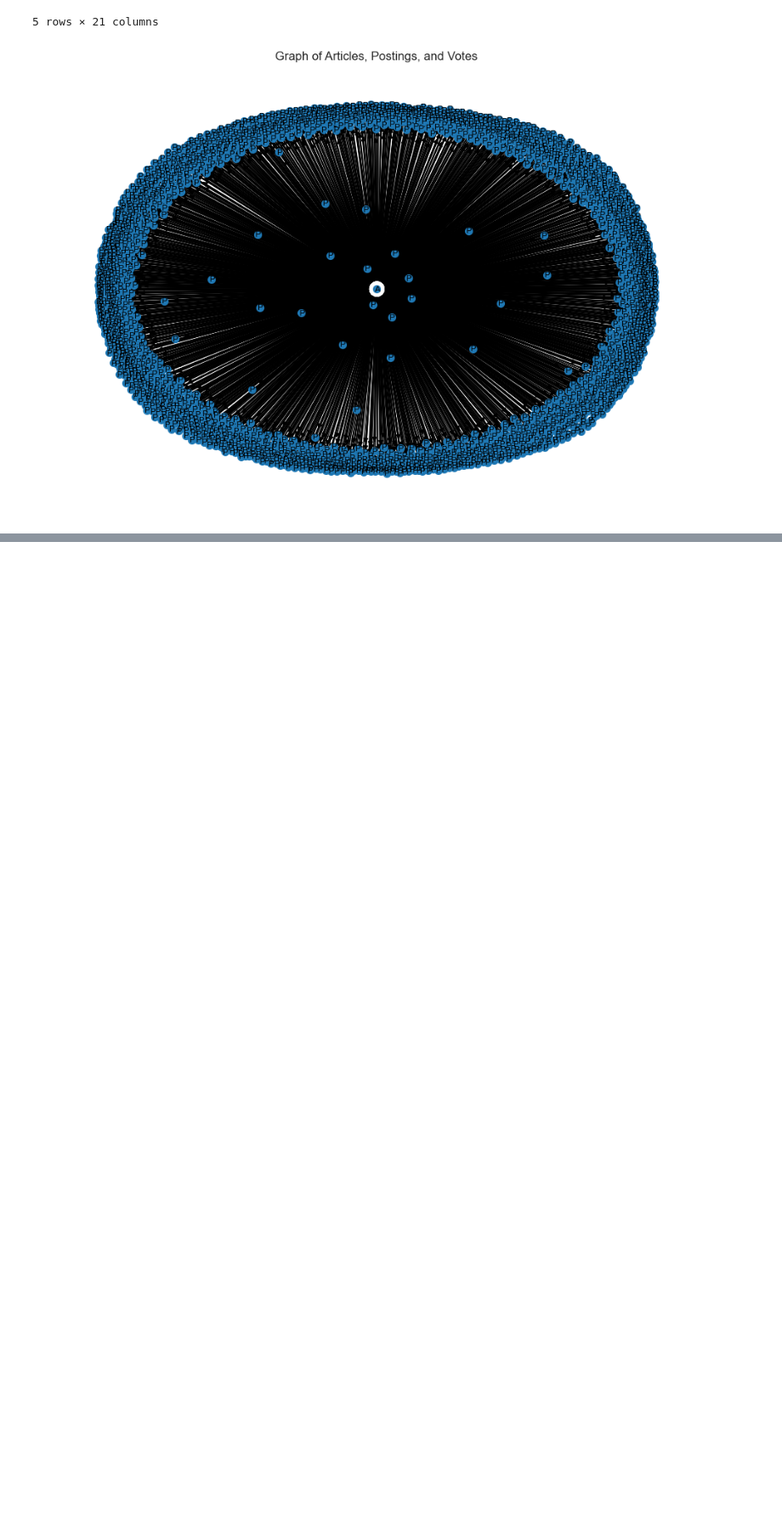
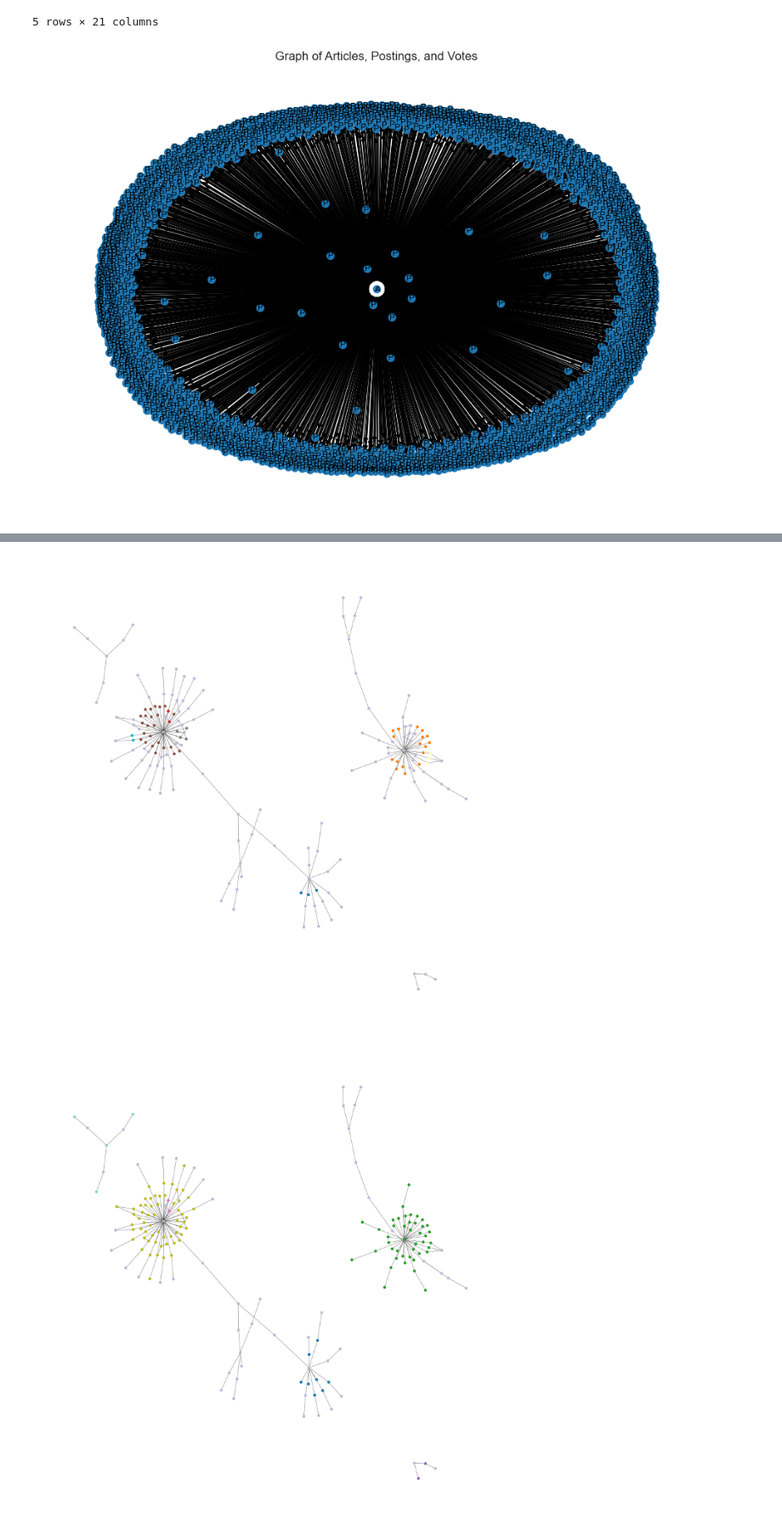
Before and after one commit to PropovedNik007/SNA-Equivalence-Based-Role-Mining, a Jupyter notebook: role_mining.ipynb, the cells around one changed output, grey strips where cells are left out. Shown at 85% size. Drawn from its saved outputs; the diff is of its cells as text; code cells hidden in the pictures; blank space fills up the shorter version.

Commit message:
pipeline added

```diff
--- a/role_mining.ipynb
+++ b/role_mining.ipynb
@@ -207,0 +262,45 @@ G_directed.nodes(data=True), G_directed.edges(data=True)
+# %%
+def equivalence_pipeline(graph):
+    equivalence_functions = [
+        find_structural_equivalent_nodes,
+        find_common_neighbor_equivalent_nodes,
+        find_edge_equivalent_nodes
+    ]
+
+    all_groups = []
+
+    for func in equivalence_functions:
+        equivalent_nodes = func(graph)
+        all_groups.extend(equivalent_nodes)
+
+
+    num_groups = len(all_groups)
+
+    new_colors = plt.cm.tab10.colors + plt.cm.Set3.colors + plt.cm.Paired.colors
+    new_colors = new_colors[:num_groups]
+    new_colormap = mcolors.ListedColormap(new_colors)
+
+    for func in equivalence_functions:
+        equivalent_nodes = func(graph)
+
+        color_map = {}
+        for i, nodes in enumerate(equivalent_nodes):
+            for node in nodes:
+                color_map[node] = i
+
+        default_color = len(equivalent_nodes)
+        for node in graph.nodes():
+            if node not in color_map:
+                color_map[node] = default_color
+
+        pos = nx.spring_layout(graph, seed=23768)
+
+        plt.figure(figsize=(42, 42))
+        node_colors = [color_map[node] for node in graph.nodes()]
+        nx.draw(graph, pos, node_color=node_colors, with_labels=False, cmap=new_colormap)
+        plt.show()
+# %%
+equivalence_pipeline(G_directed)
+# %% [output]
+[figure, added]
+[figure, added]
```
Also changed, not shown: parts of 5 cells of this notebook, 1 other file.
